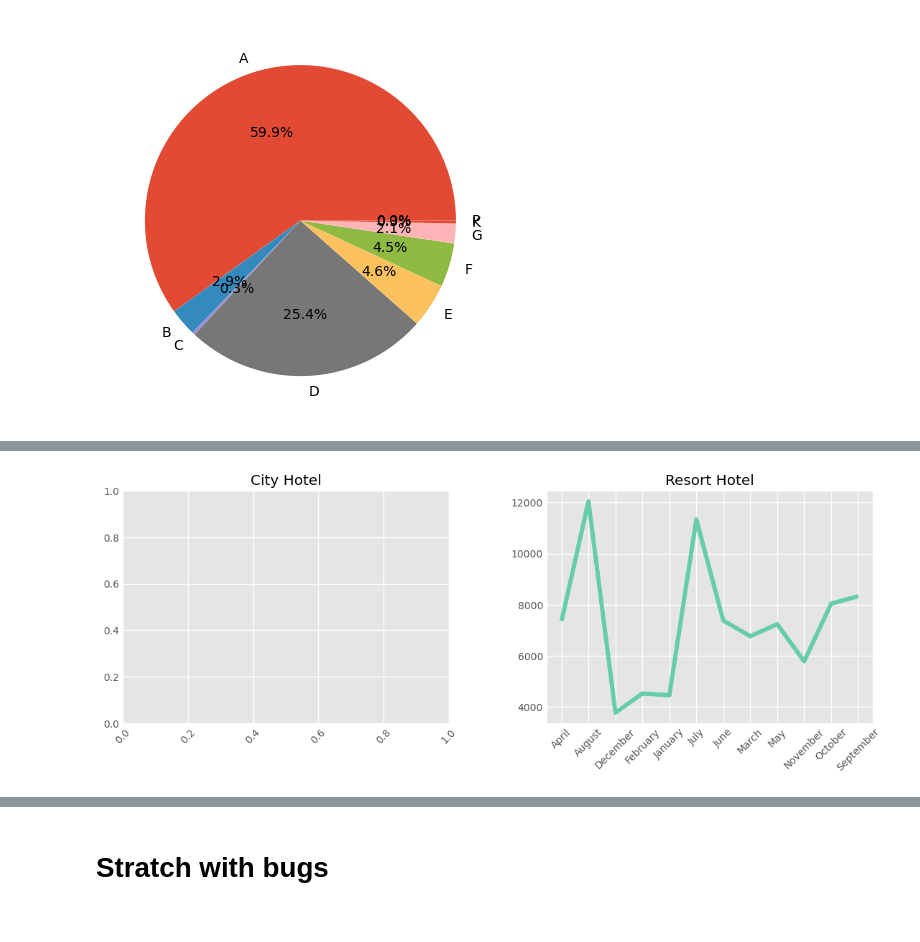
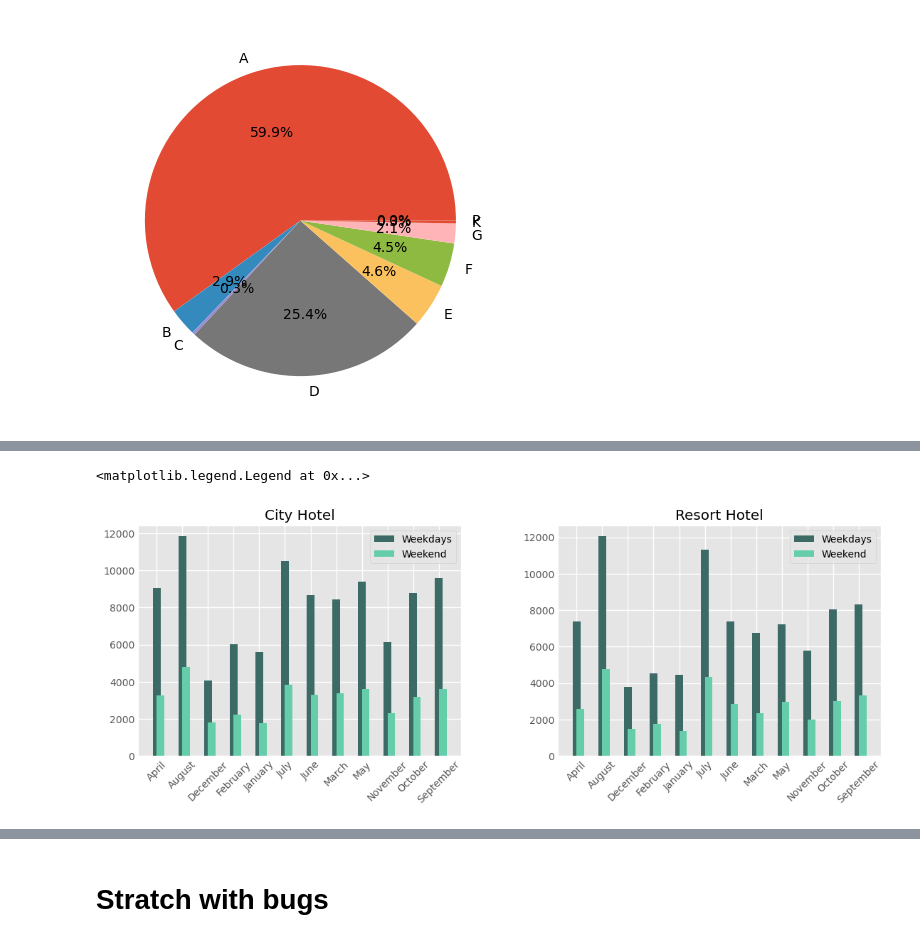
Before and after one commit to ProtacioUno/VinluanEner-Porfolio-Labs, a Jupyter notebook: Matplotlib/hotel.ipynb, the cells around one changed output, grey strips where cells are left out. Cells and saved outputs as stored; diff of their text form; code cells hidden in the pictures.

```diff
--- a/Matplotlib/hotel.ipynb
+++ b/Matplotlib/hotel.ipynb
@@ -463,9 +557,16 @@ plt.pie(tb_room_city['Check-Out']    , labels=tb_room_city['assigned_room_type']
 # %%
 # tb_weekday = filter_book_resort.pivot_table(index='date_status' , values='adr' , columns=['stays_in_week_nights' , 'stays_in_weekend_nights'] , aggfunc='sum')
+
+
 tb_weekday = filter_book_resort.pivot_table(index='date_status' ,   values=['stays_in_week_nights' , 'stays_in_weekend_nights'] , columns='reservation_status' , aggfunc='sum')
 tb_weekday = tb_weekday.reset_index()
-tb_weekday.head()
+# display(tb_weekday.head() )
 
+tb_weekday_city = filter_book_city.pivot_table(index='date_status' ,   values=['stays_in_week_nights' , 'stays_in_weekend_nights'] , columns='reservation_status' , aggfunc='sum')
+tb_weekday_city = tb_weekday_city.reset_index()
+# display(tb_weekday_city.head())
+tb_weekday = order_month()
 
-# filter_book_resort['reservatio']
+tb_weekday = func_ordering_dateS(tb_weekday)
+# display(tb_weekday_city['stays_in_weekend_nights'])
 # %% [output]
@@ -552,16 +649,39 @@ display(tb_merge_weeks_resort)
 # %%
 fig, ax = plt.subplots(1, 2 , figsize=(12,4))
 plt.subplots_adjust(wspace=0.3)
-ax[1].plot(tb_merge_weeks_resort['date_status'] , tb_merge_weeks_resort['Check-Out'], color=greyn , label='City')
-ax[1].plot(tb_merge_weeks_resort['date_status'] , tb_merge_weeks_resort['Check-Out'], color=greyn , label='Resort')
-# ax[0].fill_between(tb_merge_weeks_resort['date_status'] , tb_merge_weeks_resort['Check-Out'], color=[greyn_main, greyn_01] ,  alpha=0.3)
-# ax[0].plot(tb_merge_weeks_resort['date_status'] , tb_arrival_city['mean'] , linestyle='--', label='Mean')
+# ax[0].bar(tb_merge_weeks_resort['date_status'] , tb_merge_weeks_resort['Check-Out'], color=greyn , label='City')
 
+indx_city = np.arange(len(tb_merge_weeks_city['date_status']))
+indx_city_end = np.arange(len(tb_merge_weekend_city['date_status']))
 
+indx_resort = np.arange(len(tb_merge_weeks_resort['date_status']))
+indx_resort_end = np.arange(len(tb_merge_weekend_resort['date_status']))
+# indx_resort = np.arange(len(tb_merge_weeks_resort['date_status']))
+bar_width = 0.3
+
+ax[0].bar(indx_city , tb_merge_weeks_city['Check-Out'], color=greyn_01 , label='Weekdays' , width=bar_width)
+ax[0].bar(indx_city_end+bar_width/2, tb_merge_weekend_city['Check-Out'] , color=greyn , label='Weekend', width=bar_width)
+
+ax[1].bar(indx_resort , tb_merge_weeks_resort['Check-Out'], color=greyn_01 , label='Weekdays' , width=bar_width)
+ax[1].bar(indx_resort_end+bar_width/2, tb_merge_weekend_resort['Check-Out'] , color=greyn , label='Weekend', width=bar_width)
+# ax[1].barh(tb_merge_weeks_resort['date_status'] , tb_merge_weeks_resort['Check-Out'], color=greyn , label='Resort')
 ax[0].set_title('City Hotel')
 ax[1].set_title('Resort Hotel')
 ax[0].tick_params(axis='x', which='both', labelrotation=45)
-ax[1].tick_params(axis='x', which='both', labelrotation=45)
-# ax[0].legend(loc='lower right')
+ax[1].tick_params(axis="x", which='both', labelrotation=45)
+
+
+ax[0].set_xticks(indx_city)
+ax[0].set_xticklabels(tb_weekday['date_status'])
+ax[1].set_xticks(indx_resort)
+ax[1].set_xticklabels(tb_weekday['date_status'])
+
+# ax.set_xticks(indx)
+# ax.set_xticklabels(fruits)
+# ax[1].
+
+ax[0].legend(loc='upper right')
+ax[1].legend(loc='upper right')
 # %% [output]
+<matplotlib.legend.Legend at 0x...>
-[figure, old version]
+[figure, new version]
```
Also changed, not shown: parts of 9 cells of this notebook.
